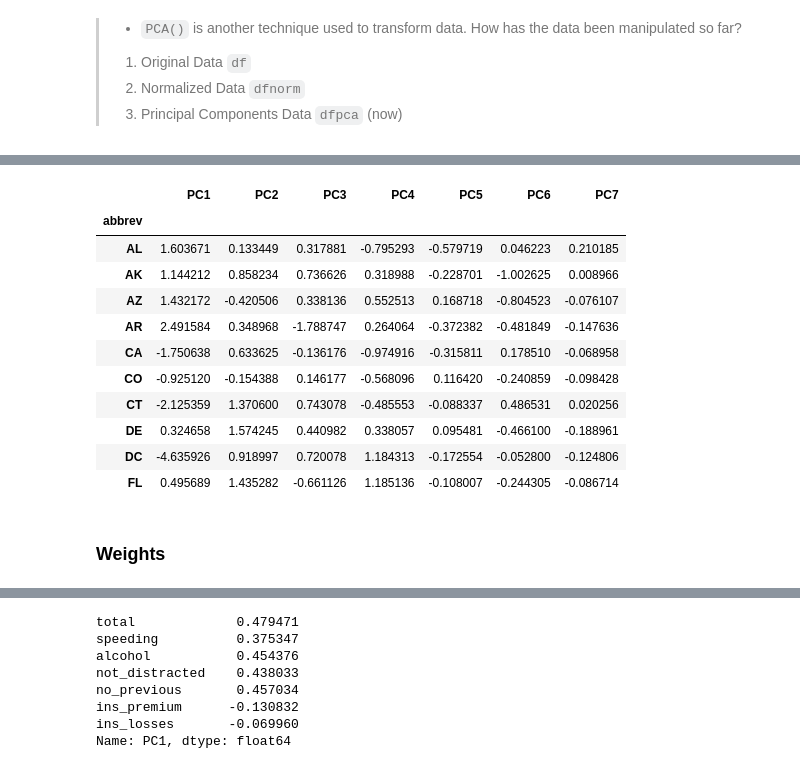
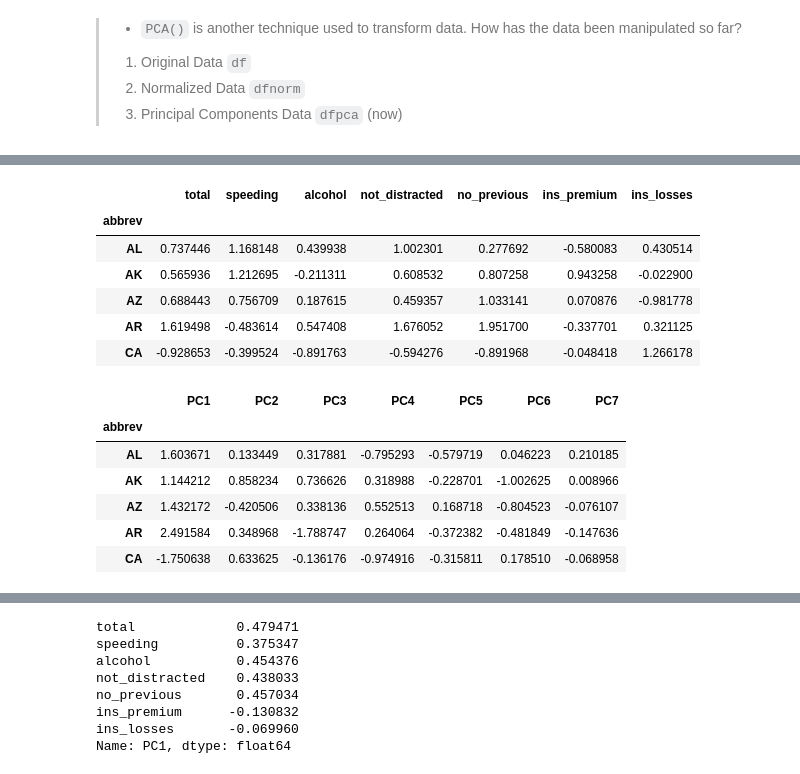
Before and after one commit to frands97/machine-learning-program, a Jupyter notebook: II Machine Learning & Deep Learning/#10. Componentes Principales (PCA)/10session.ipynb, the cells around one changed output, grey strips where cells are left out. Cells and saved outputs as stored; diff of their text form; code cells hidden in the pictures.

```diff
--- a/II Machine Learning & Deep Learning/#10. Componentes Principales (PCA)/10session.ipynb
+++ b/II Machine Learning & Deep Learning/#10. Componentes Principales (PCA)/10session.ipynb
@@ -161,0 +209,2 @@ pca = PCA()
+# %%
+numero = 3
@@ -161,0 +229,5 @@ pca = PCA()
+# %%
+colpca = []
+
+for numero in list(range(datospca.shape[1])):
+    colpca.append(f'PC{numero+1}')
@@ -162,2 +240,4 @@ pca = PCA()
+# %%
+colpca = [f'PC{numero+1}' for numero in list(range(datospca.shape[1]))]
 # %%
-dfpca = pd.DataFrame(pca.fit_transform(dfnorm), index=df.index , columns=['PC' + str(i+1) for i in range(pca.n_components_)])
+dfpca = pd.DataFrame(datospca, index=df.index, columns=colpca)
@@ -164,17 +254,20 @@ dfpca = pd.DataFrame(pca.fit_transform(dfnorm), index=df.index , columns=['PC' +
+# %%
+dfnorm.head()
+# %% [output]
+|  | total | speeding | alcohol | not_distracted | no_previous | ins_premium | ins_losses |
+| abbrev |  |  |  |  |  |  |  |
+| AL | 0.737446 | 1.168148 | 0.439938 | 1.002301 | 0.277692 | -0.580083 | 0.430514 |
+| AK | 0.565936 | 1.212695 | -0.211311 | 0.608532 | 0.807258 | 0.943258 | -0.022900 |
+| AZ | 0.688443 | 0.756709 | 0.187615 | 0.459357 | 1.033141 | 0.070876 | -0.981778 |
+| AR | 1.619498 | -0.483614 | 0.547408 | 1.676052 | 1.951700 | -0.337701 | 0.321125 |
+| CA | -0.928653 | -0.399524 | -0.891763 | -0.594276 | -0.891968 | -0.048418 | 1.266178 |
 # %%
-dfpca.head(10)
+dfpca.head()
 # %% [output]
 |  | PC1 | PC2 | PC3 | PC4 | PC5 | PC6 | PC7 |
 | abbrev |  |  |  |  |  |  |  |
 | AL | 1.603671 | 0.133449 | 0.317881 | -0.795293 | -0.579719 | 0.046223 | 0.210185 |
 | AK | 1.144212 | 0.858234 | 0.736626 | 0.318988 | -0.228701 | -1.002625 | 0.008966 |
 | AZ | 1.432172 | -0.420506 | 0.338136 | 0.552513 | 0.168718 | -0.804523 | -0.076107 |
 | AR | 2.491584 | 0.348968 | -1.788747 | 0.264064 | -0.372382 | -0.481849 | -0.147636 |
 | CA | -1.750638 | 0.633625 | -0.136176 | -0.974916 | -0.315811 | 0.178510 | -0.068958 |
-| CO | -0.925120 | -0.154388 | 0.146177 | -0.568096 | 0.116420 | -0.240859 | -0.098428 |
-| CT | -2.125359 | 1.370600 | 0.743078 | -0.485553 | -0.088337 | 0.486531 | 0.020256 |
-| DE | 0.324658 | 1.574245 | 0.440982 | 0.338057 | 0.095481 | -0.466100 | -0.188961 |
-| DC | -4.635926 | 0.918997 | 0.720078 | 1.184313 | -0.172554 | -0.052800 | -0.124806 |
-| FL | 0.495689 | 1.435282 | -0.661126 | 1.185136 | -0.108007 | -0.244305 | -0.086714 |
-# %% [markdown]
-### Weights
```
Also changed, not shown: parts of 72 cells of this notebook, 1 other file.
